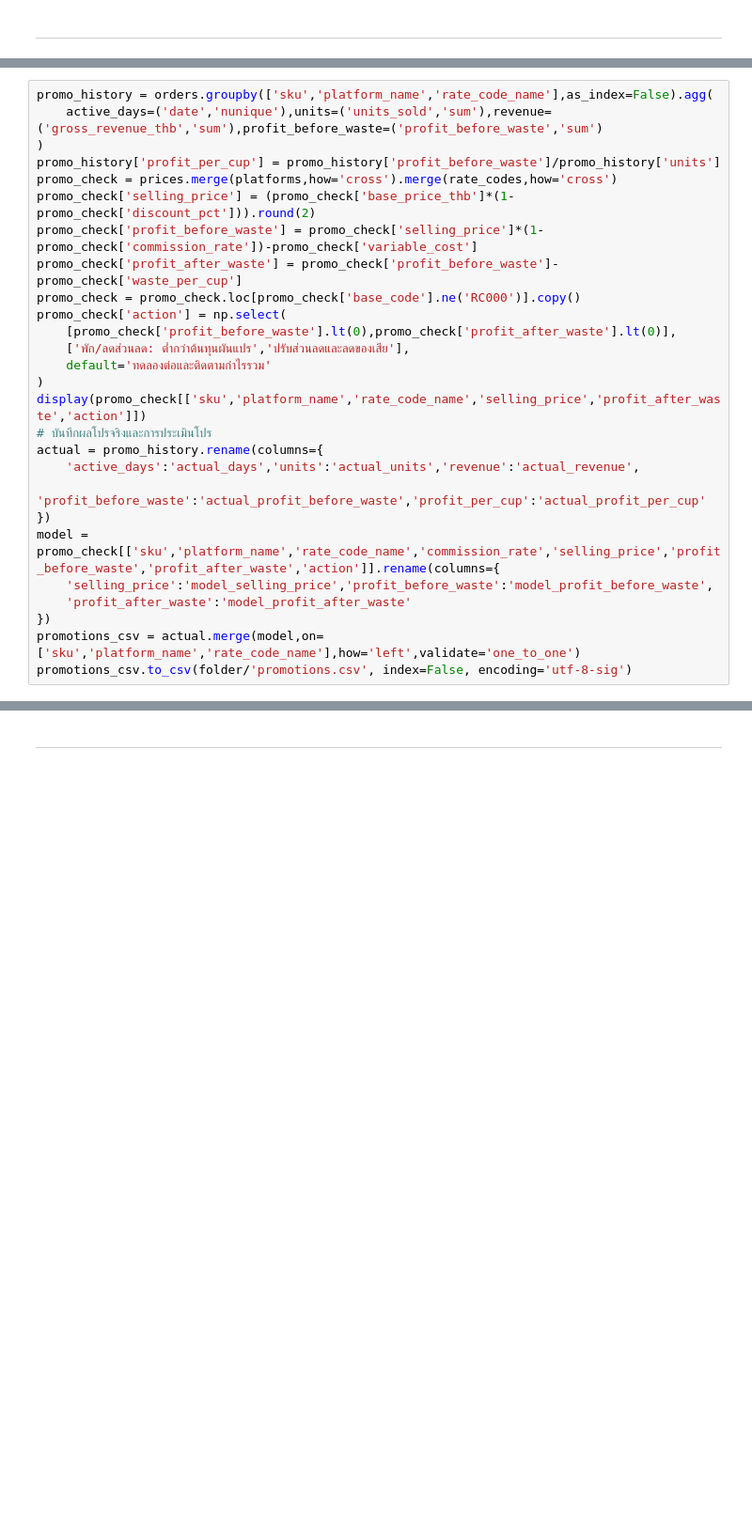
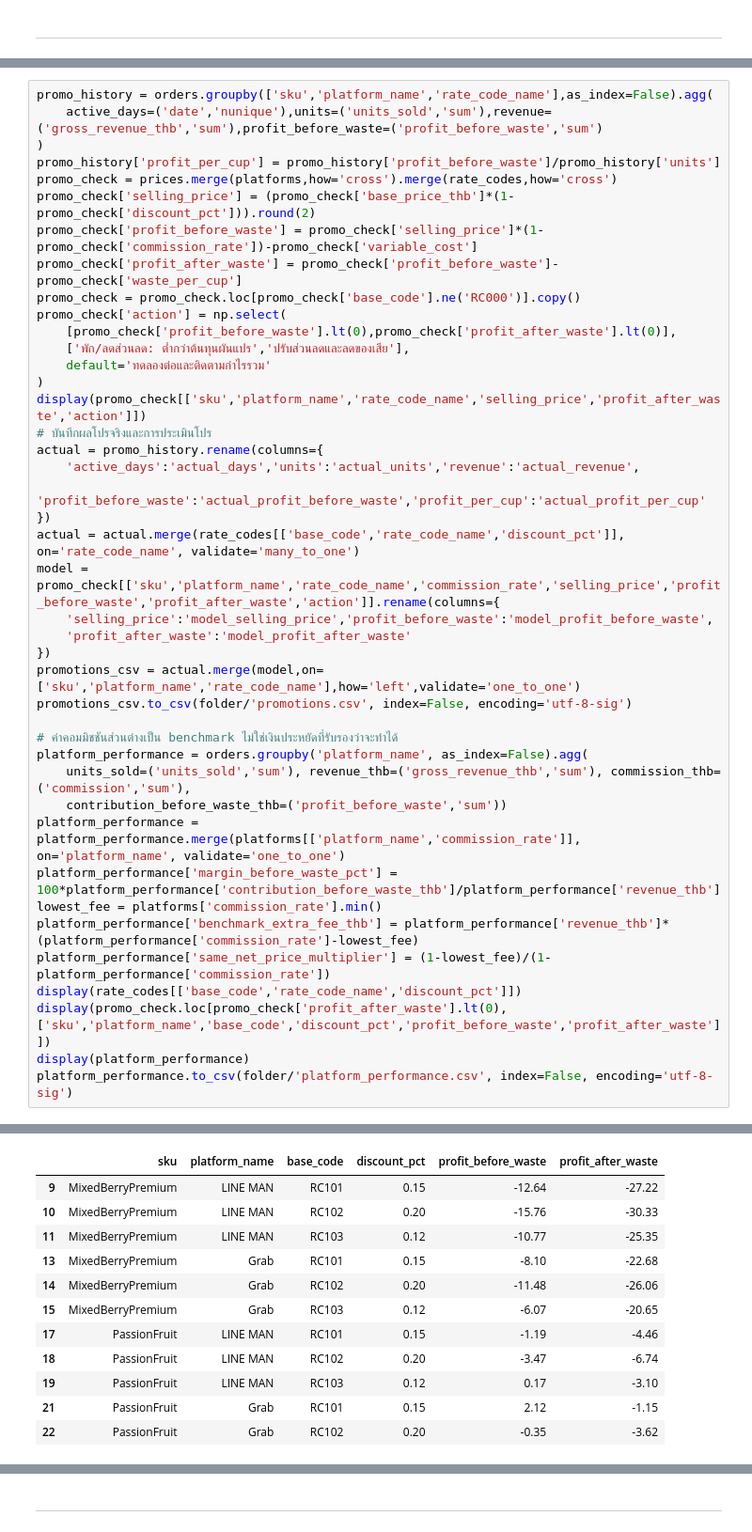
Before and after one commit to dewdew978/Analyst-Case-Study, a Jupyter notebook: analysis.ipynb, the cells around one changed output, grey strips where cells are left out. Shown at 94% size. Saved outputs shown, nothing was run; the diff lists cells and outputs as text; blank space fills up the shorter version.

Commit message:
Add platform and night-shift diagnostics with clear budget criteria

```diff
--- a/analysis.ipynb
+++ b/analysis.ipynb
@@ -274,12 +276,27 @@ actual = promo_history.rename(columns={
     'active_days':'actual_days','units':'actual_units','revenue':'actual_revenue',
     'profit_before_waste':'actual_profit_before_waste','profit_per_cup':'actual_profit_per_cup'
 })
+actual = actual.merge(rate_codes[['base_code','rate_code_name','discount_pct']], on='rate_code_name', validate='many_to_one')
 model = promo_check[['sku','platform_name','rate_code_name','commission_rate','selling_price','profit_before_waste','profit_after_waste','action']].rename(columns={
     'selling_price':'model_selling_price','profit_before_waste':'model_profit_before_waste',
     'profit_after_waste':'model_profit_after_waste'
 })
 promotions_csv = actual.merge(model,on=['sku','platform_name','rate_code_name'],how='left',validate='one_to_one')
 promotions_csv.to_csv(folder/'promotions.csv', index=False, encoding='utf-8-sig')
+
+# ค่าคอมมิชชันส่วนต่างเป็น benchmark ไม่ใช่เงินประหยัดที่รับรองว่าจะทำได้
+platform_performance = orders.groupby('platform_name', as_index=False).agg(
+    units_sold=('units_sold','sum'), revenue_thb=('gross_revenue_thb','sum'), commission_thb=('commission','sum'),
+    contribution_before_waste_thb=('profit_before_waste','sum'))
+platform_performance = platform_performance.merge(platforms[['platform_name','commission_rate']], on='platform_name', validate='one_to_one')
+platform_performance['margin_before_waste_pct'] = 100*platform_performance['contribution_before_waste_thb']/platform_performance['revenue_thb']
+lowest_fee = platforms['commission_rate'].min()
+platform_performance['benchmark_extra_fee_thb'] = platform_performance['revenue_thb']*(platform_performance['commission_rate']-lowest_fee)
+platform_performance['same_net_price_multiplier'] = (1-lowest_fee)/(1-platform_performance['commission_rate'])
+display(rate_codes[['base_code','rate_code_name','discount_pct']])
+display(promo_check.loc[promo_check['profit_after_waste'].lt(0),['sku','platform_name','base_code','discount_pct','profit_before_waste','profit_after_waste']])
+display(platform_performance)
+platform_performance.to_csv(folder/'platform_performance.csv', index=False, encoding='utf-8-sig')
 # %% [output]
 |  | sku | platform_name | rate_code_name | selling_price | profit_after_waste | action |
 | 1 | Guava | LINE MAN | Bundle Deal | 41.65 | 6.82 | ทดลองต่อและติดตามกำไรรวม |
@@ -300,0 +323,12 @@ promotions_csv.to_csv(folder/'promotions.csv', index=False, encoding='utf-8-sig'
+|  | sku | platform_name | base_code | discount_pct | profit_before_waste | profit_after_waste |
+| 9 | MixedBerryPremium | LINE MAN | RC101 | 0.15 | -12.64 | -27.22 |
+| 10 | MixedBerryPremium | LINE MAN | RC102 | 0.20 | -15.76 | -30.33 |
+| 11 | MixedBerryPremium | LINE MAN | RC103 | 0.12 | -10.77 | -25.35 |
+| 13 | MixedBerryPremium | Grab | RC101 | 0.15 | -8.10 | -22.68 |
+| 14 | MixedBerryPremium | Grab | RC102 | 0.20 | -11.48 | -26.06 |
+| 15 | MixedBerryPremium | Grab | RC103 | 0.12 | -6.07 | -20.65 |
+| 17 | PassionFruit | LINE MAN | RC101 | 0.15 | -1.19 | -4.46 |
+| 18 | PassionFruit | LINE MAN | RC102 | 0.20 | -3.47 | -6.74 |
+| 19 | PassionFruit | LINE MAN | RC103 | 0.12 | 0.17 | -3.10 |
+| 21 | PassionFruit | Grab | RC101 | 0.15 | 2.12 | -1.15 |
+| 22 | PassionFruit | Grab | RC102 | 0.20 | -0.35 | -3.62 |
```
Also changed, not shown: parts of 4 cells of this notebook, 6 other files.
